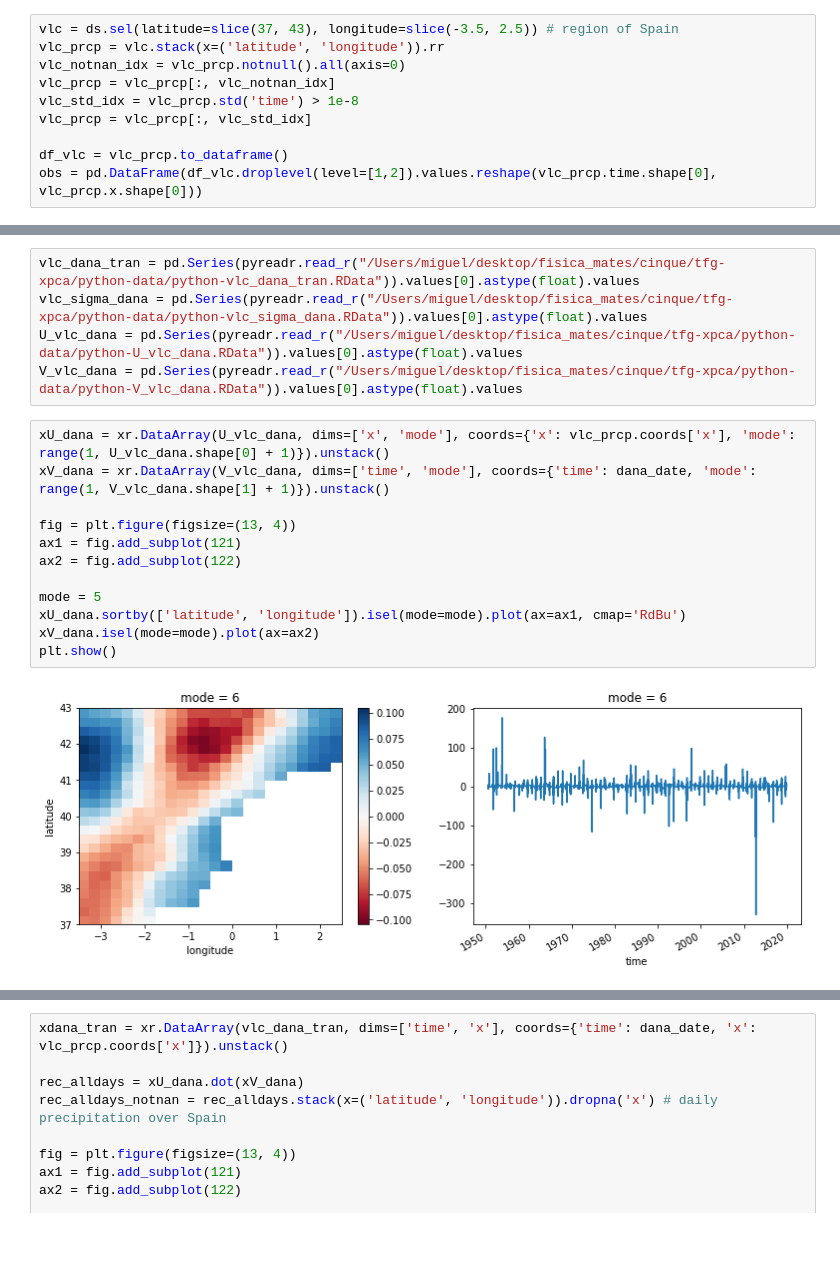
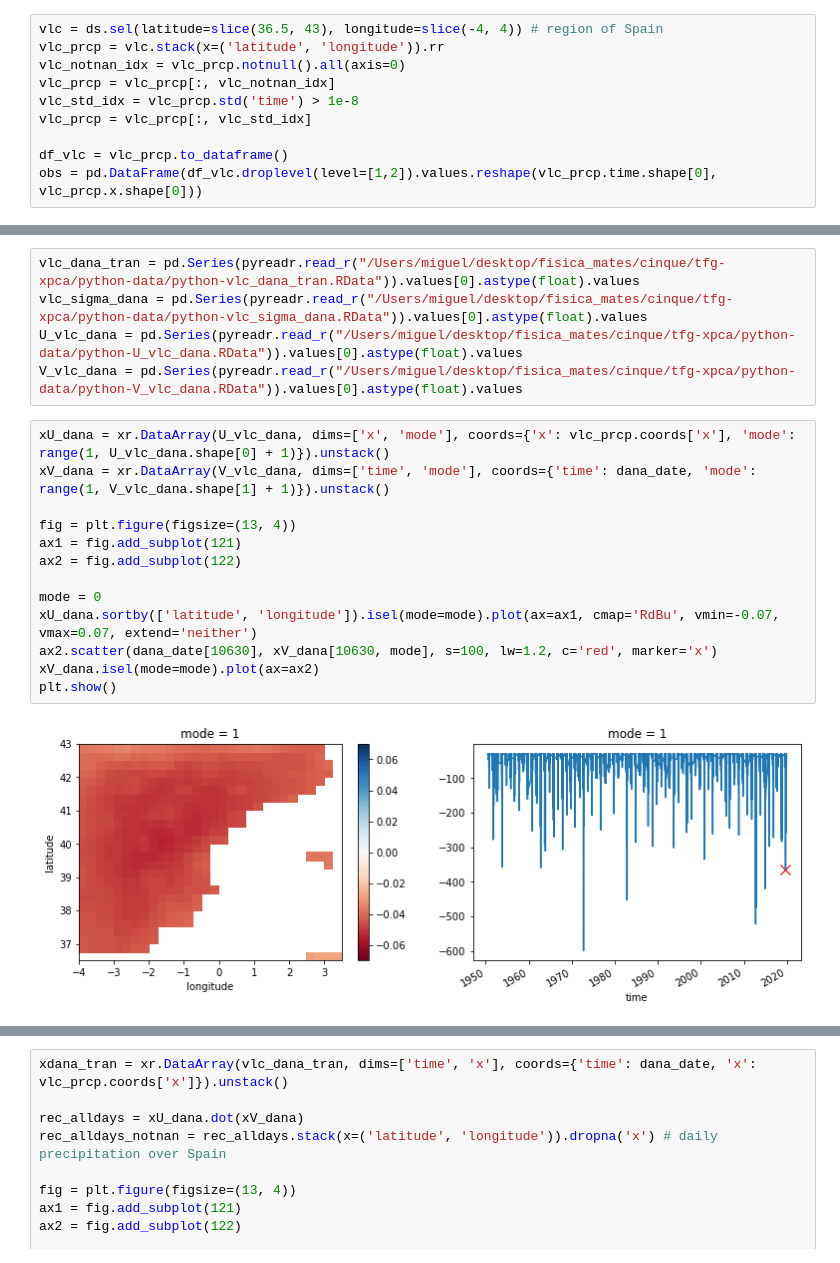
Before and after one commit to mdondv/xpca, a Jupyter notebook: code/xpca.ipynb, the cells around one changed output, grey strips where cells are left out. Saved outputs shown, nothing was run; the diff lists cells and outputs as text.

```diff
--- a/code/xpca.ipynb
+++ b/code/xpca.ipynb
@@ -728,7 +772,7 @@ plt.show()
 # %% [markdown]
 #### *(Extreme Principal Component Analysis).* Valencia Precipitation during Cold Drop Season
 # %%
-vlc = ds.sel(latitude=slice(37, 43), longitude=slice(-3.5, 2.5)) # region of Spain
+vlc = ds.sel(latitude=slice(36.5, 43), longitude=slice(-4, 4)) # region of Spain
 vlc_prcp = vlc.stack(x=('latitude', 'longitude')).rr
 vlc_notnan_idx = vlc_prcp.notnull().all(axis=0)
 vlc_prcp = vlc_prcp[:, vlc_notnan_idx]
@@ -855,14 +903,15 @@ V_vlc_dana = pd.Series(pyreadr.read_r("/Users/miguel/desktop/fisica_mates/cinque
 # %%
 xU_dana = xr.DataArray(U_vlc_dana, dims=['x', 'mode'], coords={'x': vlc_prcp.coords['x'], 'mode': range(1, U_vlc_dana.shape[0] + 1)}).unstack()
 xV_dana = xr.DataArray(V_vlc_dana, dims=['time', 'mode'], coords={'time': dana_date, 'mode': range(1, V_vlc_dana.shape[1] + 1)}).unstack()
 
 fig = plt.figure(figsize=(13, 4))
 ax1 = fig.add_subplot(121)
 ax2 = fig.add_subplot(122)
 
-mode = 5
-xU_dana.sortby(['latitude', 'longitude']).isel(mode=mode).plot(ax=ax1, cmap='RdBu')
+mode = 0
+xU_dana.sortby(['latitude', 'longitude']).isel(mode=mode).plot(ax=ax1, cmap='RdBu', vmin=-0.07, vmax=0.07, extend='neither')
+ax2.scatter(dana_date[10630], xV_dana[10630, mode], s=100, lw=1.2, c='red', marker='x')
 xV_dana.isel(mode=mode).plot(ax=ax2)
 plt.show()
 # %% [output]
-[figure, old version]
+[figure, new version]
```
Also changed, not shown: parts of 61 cells of this notebook, 30 other files.
